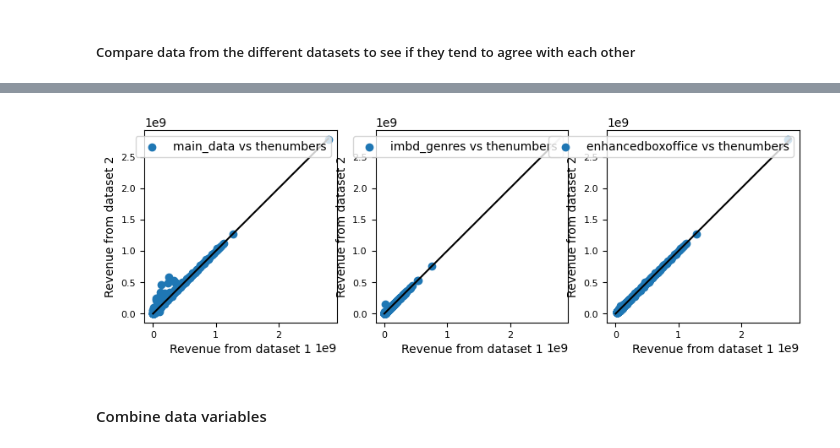
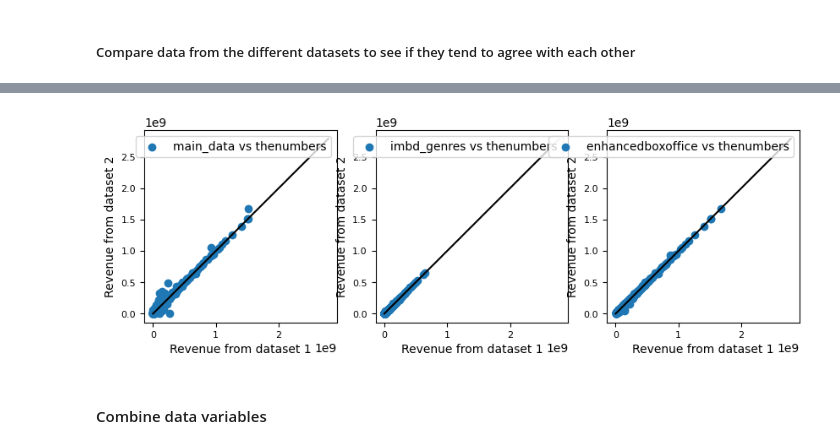
Before and after one commit to Divyantha369/spring-2025-greenlight, a Jupyter notebook: import_data.ipynb, the cells around one changed output, grey strips where cells are left out. Saved outputs shown, nothing was run; the diff lists cells and outputs as text; code cells hidden in the pictures.

Commit message:
Added scraped data, fixed certificat, added rating.

```diff
--- a/import_data.ipynb
+++ b/import_data.ipynb
@@ -10,6 +10,13 @@ import re
 import matplotlib.pyplot as plt
 
 d = './raw_data/'
+# %%
+# Function to convert all strings to lower case and strip names of spaces
+def clean_str(x):
+    if isinstance(x, str):
+        return str.lower(x.replace(" ", ""))
+    else:
+        return ''
 # %% [markdown]
 #### Import and merge datasets
 We will import data from 3 distinct sources and attempt to combine them to generate the most complete dataset that we can.
@@ -293,9 +319,9 @@ def clean_str(x):
 # %%
 # Check overlap between main dataset and thenumbers.com sample
 # Remove spaces and make lowercase
-thenumbers_sample['clean_movie_name'] = thenumbers_sample['movie_name'].apply(clean_str)
+thenumbers_full['clean_movie_title'] = thenumbers_full['movie_title'].apply(clean_str)
 main_msn_to_zero['clean_original_title'] = main_msn_to_zero['original_title'].apply(clean_str)
-thenumbers_sample.loc[thenumbers_sample.clean_movie_name.isin(main_msn_to_zero.clean_original_title)][['clean_movie_name', 'production_year','production_budget',
-                                                                                                       'domestic_box_office','international_box_office', 'movie_odid','genre', 'running_time','rating'
+thenumbers_full.loc[thenumbers_full.clean_movie_title.isin(main_msn_to_zero.clean_original_title)][['clean_movie_title', 'year','production_budget',
+                                                                                                       'domestic_gross','worldwide_gross', 'domestic_box_office','international_box_office', 'movie_odid','genre', 'running_time','rating'
                                                                                                       ]].count()
 # %% [output]
@@ -367,12 +394,13 @@ step1b = step_1a.merge(enhanced_boxoffice.drop_duplicates(subset = ['clean_relea
                        validate = 'one_to_one')
 # %%
 # Step 2: Full merge main and thenumbers data
-step_2 = step1b.merge(thenumbers_sample[['clean_movie_name', 'year','production_budget',
-                                         'domestic_box_office','international_box_office', 'movie_odid','genre', 'running_time','rating']],
-                                left_on=['clean_original_title', 'year'],
-                                right_on = ['clean_movie_name','year'],
+step_2 = step1b.merge(thenumbers_full[['movie_title', 'clean_movie_title', 'year', 'release_date', 'production_budget',
+                                         'domestic_gross','worldwide_gross', 'movie_odid','genre', 'running_time','rating']],
+                                left_on=['clean_original_title', 'release_date'],
+                                right_on = ['clean_movie_title','release_date'],
                                 how = 'outer',
                                 suffixes = (None, "_thenumbers"),
+                                indicator = True,
                                 validate = 'one_to_one')
 # %% [markdown]
 ##### Compare data from the different datasets to see if they tend to agree with each other
@@ -395,24 +423,24 @@ Text(0, 0.5, 'production_budget from thenumbers')
 # %%
 fig, axs = plt.subplots(1, 3, figsize=(10, 3), sharex=False, sharey=False)
 
-axs[0].scatter(step_2.revenue, step_2.domestic_box_office + step_2.international_box_office, label = "main_data vs thenumbers")
-axs[1].scatter(step_2['gross(in $)'], step_2.domestic_box_office, label = "imbd_genres vs thenumbers")
-axs[2].scatter(step_2['$Worldwide'], step_2.domestic_box_office + step_2.international_box_office, label = "enhancedboxoffice vs thenumbers")
+axs[0].scatter(step_2.revenue, step_2.worldwide_gross, label = "main_data vs thenumbers")
+axs[1].scatter(step_2['gross(in $)'], step_2.domestic_gross, label = "imbd_genres vs thenumbers")
+axs[2].scatter(step_2['$Worldwide'], step_2.worldwide_gross, label = "enhancedboxoffice vs thenumbers")
 
 for ax in axs.flat:
     ax.plot(np.linspace(0,np.amax(step_2.revenue), 100), np.linspace(0,np.amax(step_2.revenue), 100), 'k-')
     ax.minorticks_off()
     ax.yaxis.set_tick_params(labelbottom=True)
     ax.xaxis.set_tick_params(labelbottom=True)
     ax.tick_params(axis='both', which='major', labelsize=8)
     ax.set_box_aspect(1)
     ax.set_xlabel("Revenue from dataset 1", fontsize = 10)
     ax.set_ylabel("Revenue from dataset 2", fontsize = 10)
     ax.legend()
 # Notes: Revenue from main dataset matches total revenue in thenumbers,
 # and total revenue in the numbers matches total revenue in enhanced boxoffice
 # while 'gross(in $)' in imdb_genres matches domestic revenue
 # %% [output]
-[figure, old version]
+[figure, new version]
 # %% [markdown]
 #### Combine data variables
```
Also changed, not shown: parts of 12 cells of this notebook, 2 other files.
